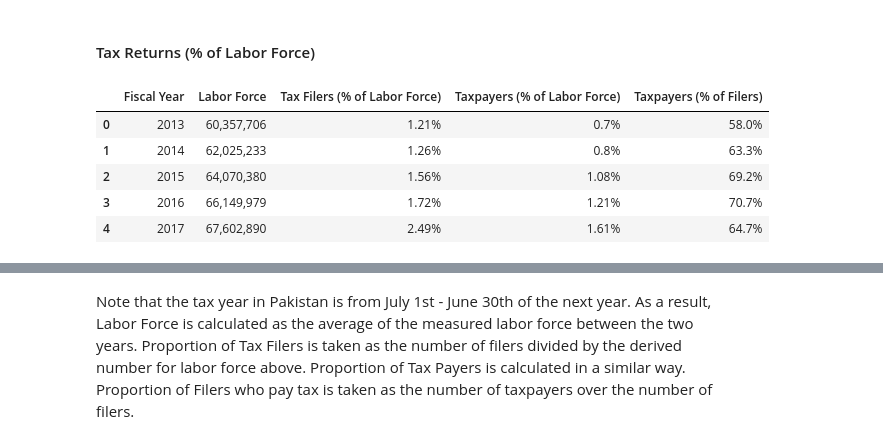
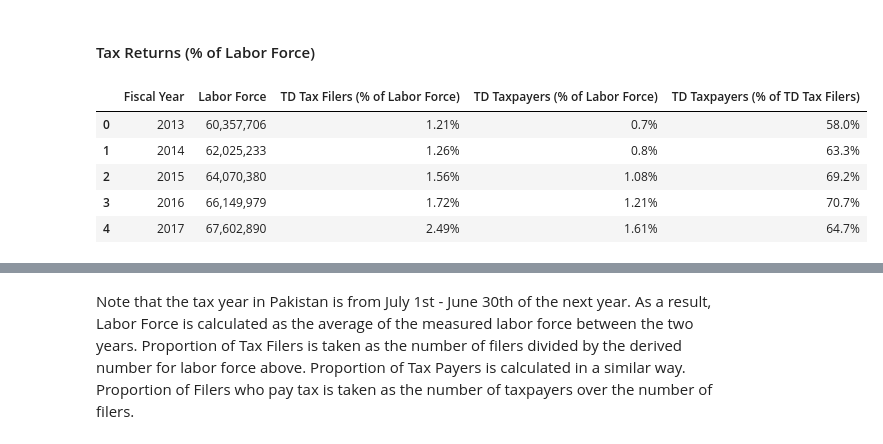
Before and after one commit to ali-aka-ahmed/DistributionalNationalAccounts-Pakistan, a Jupyter notebook: data_files/TaxCalculations.ipynb, the cells around one changed output, grey strips where cells are left out. Drawn from its saved outputs; the diff is of its cells as text; code cells hidden in the pictures.

```diff
--- a/data_files/TaxCalculations.ipynb
+++ b/data_files/TaxCalculations.ipynb
@@ -312,8 +322,8 @@ taxes_paid_2013_14 = sorted([w for w in taxes_paid_2013_14 if w != 0])
 num_filers_2013_14 = len(registration_numbers_2013_14)
 num_taxpayers_2013_14 = len(taxes_paid_2013_14)
 
-proportion_filers_2013_14 = num_filers_2013_14 / ((labor_force_total["2013"][1] + labor_force_total["2014"][1]) / 2)
-proportion_taxpayers_2013_14 = num_taxpayers_2013_14 / ((labor_force_total["2013"][1] + labor_force_total["2014"][1]) / 2)
+proportion_filers_2013_14 = num_filers_2013_14 / lf2013
+proportion_taxpayers_2013_14 = num_taxpayers_2013_14 / lf2013
 # %%
 # top_rate = 0.30
 tax_levels_salaried_2013_14 = [
@@ -543,8 +553,8 @@ taxes_paid_2016_17 = sorted(taxes_paid_2016_17)
 num_filers_2016_17 = len(registration_numbers_2016_17)
 num_taxpayers_2016_17 = len(taxes_paid_2016_17)
 
-proportion_filers_2016_17 = num_filers_2016_17 / ((labor_force_total["2016"][1] + labor_force_total["2017"][1]) / 2)
-proportion_taxpayers_2016_17 = num_taxpayers_2016_17 / ((labor_force_total["2016"][1] + labor_force_total["2017"][1]) / 2)
+proportion_filers_2016_17 = num_filers_2016_17 / lf2016
+proportion_taxpayers_2016_17 = num_taxpayers_2016_17 / lf2016
 # %%
 # Note that this is the same as last year
 # top_rate = 0.30
@@ -682,8 +692,8 @@ taxable_incomes_nonsalaried_2014_15 = [calculate_taxable_income(i, tax_levels_no
 num_filers_2014_15 = len(registration_numbers_2014_15)
 num_taxpayers_2014_15 = len(taxes_paid_2014_15)
 
-proportion_filers_2014_15 = num_filers_2014_15 / ((labor_force_total["2014"][1] + labor_force_total["2015"][1]) / 2)
-proportion_taxpayers_2014_15 = num_taxpayers_2014_15 / ((labor_force_total["2014"][1] + labor_force_total["2015"][1]) / 2)
+proportion_filers_2014_15 = num_filers_2014_15 / lf2014
+proportion_taxpayers_2014_15 = num_taxpayers_2014_15 / lf2014
 # %%
 taxes_paid_2015_16 = taxes_paid_2015_16[:-1]
 
@@ -693,8 +703,8 @@ taxable_incomes_nonsalaried_2015_16 = [calculate_taxable_income(i, tax_levels_no
 num_filers_2015_16 = len(registration_numbers_2015_16)
 num_taxpayers_2015_16 = len(taxes_paid_2015_16)
 
-proportion_filers_2015_16 = num_filers_2015_16 / ((labor_force_total["2015"][1] + labor_force_total["2016"][1]) / 2)
-proportion_taxpayers_2015_16 = num_taxpayers_2015_16 / ((labor_force_total["2015"][1] + labor_force_total["2016"][1]) / 2)
+proportion_filers_2015_16 = num_filers_2015_16 / lf2015
+proportion_taxpayers_2015_16 = num_taxpayers_2015_16 / lf2015
 # %% [markdown]
 ## Parsing the Parlimentarian Tax Data
 # %% [markdown]
@@ -766,43 +814,37 @@ Let the graphs begin!
 # %% [markdown]
 #### Tax Returns (% of Labor Force)
 # %%
-lf2012 = format_number(int_average(labor_force_total["2012"][1], labor_force_total["2013"][1]))
-lf2013 = format_number(int_average(labor_force_total["2013"][1], labor_force_total["2014"][1]))
-lf2014 = format_number(int_average(labor_force_total["2014"][1], labor_force_total["2015"][1]))
-lf2015 = format_number(int_average(labor_force_total["2015"][1], labor_force_total["2016"][1]))
-lf2016 = format_number(int_average(labor_force_total["2016"][1], labor_force_total["2017"][1]))
-
 pf2012 = format_percent(proportion_filers_2012_13, 2)
 pf2013 = format_percent(proportion_filers_2013_14, 2)
 pf2014 = format_percent(proportion_filers_2014_15, 2)
 pf2015 = format_percent(proportion_filers_2015_16, 2)
 pf2016 = format_percent(proportion_filers_2016_17, 2)
 
 tx2012 = format_percent(proportion_taxpayers_2012_13, 2)
 tx2013 = format_percent(proportion_taxpayers_2013_14, 2)
 tx2014 = format_percent(proportion_taxpayers_2014_15, 2)
 tx2015 = format_percent(proportion_taxpayers_2015_16, 2)
 tx2016 = format_percent(proportion_taxpayers_2016_17, 2)
 
 pt2012 = format_percent(num_taxpayers_2012_13 / num_filers_2012_13, 1)
 pt2013 = format_percent(num_taxpayers_2013_14 / num_filers_2013_14, 1)
 pt2014 = format_percent(num_taxpayers_2014_15 / num_filers_2014_15, 1)
 pt2015 = format_percent(num_taxpayers_2015_16 / num_filers_2015_16, 1)
 pt2016 = format_percent(num_taxpayers_2016_17 / num_filers_2016_17, 1)
 
 d = {
     'Fiscal Year': ["2013", "2014", "2015", "2016", "2017"],
-    'Labor Force': [lf2012, lf2013, lf2014, lf2015, lf2016],
-    'Tax Filers (% of Labor Force)': [pf2012, pf2013, pf2014, pf2015, pf2016],
-    'Taxpayers (% of Labor Force)': [tx2012, tx2013, tx2014, tx2015, tx2016],
-    'Taxpayers (% of Filers)': [pt2012, pt2013, pt2014, pt2015, pt2016]
+    'Labor Force': [format_number(x) for x in [lf2012, lf2013, lf2014, lf2015, lf2016]],
+    'TD Tax Filers (% of Labor Force)': [pf2012, pf2013, pf2014, pf2015, pf2016],
+    'TD Taxpayers (% of Labor Force)': [tx2012, tx2013, tx2014, tx2015, tx2016],
+    'TD Taxpayers (% of TD Tax Filers)': [pt2012, pt2013, pt2014, pt2015, pt2016]
     }
 
 tax_returns_summary_statistics = pd.DataFrame(data=d)
-tax_returns_summary_statistics = tax_returns_summary_statistics[["Fiscal Year", "Labor Force", "Tax Filers (% of Labor Force)", "Taxpayers (% of Labor Force)", "Taxpayers (% of Filers)"]]
+tax_returns_summary_statistics = tax_returns_summary_statistics[["Fiscal Year", "Labor Force", "TD Tax Filers (% of Labor Force)", "TD Taxpayers (% of Labor Force)", "TD Taxpayers (% of TD Tax Filers)"]]
 tax_returns_summary_statistics
 # %% [output]
-|  | Fiscal Year | Labor Force | Tax Filers (% of Labor Force) | Taxpayers (% of Labor Force) | Taxpayers (% of Filers) |
+|  | Fiscal Year | Labor Force | TD Tax Filers (% of Labor Force) | TD Taxpayers (% of Labor Force) | TD Taxpayers (% of TD Tax Filers) |
 | 0 | 2013 | 60,357,706 | 1.21% | 0.7% | 58.0% |
 | 1 | 2014 | 62,025,233 | 1.26% | 0.8% | 63.3% |
 | 2 | 2015 | 64,070,380 | 1.56% | 1.08% | 69.2% |
```
Also changed, not shown: parts of 13 cells of this notebook, 20 other files.
